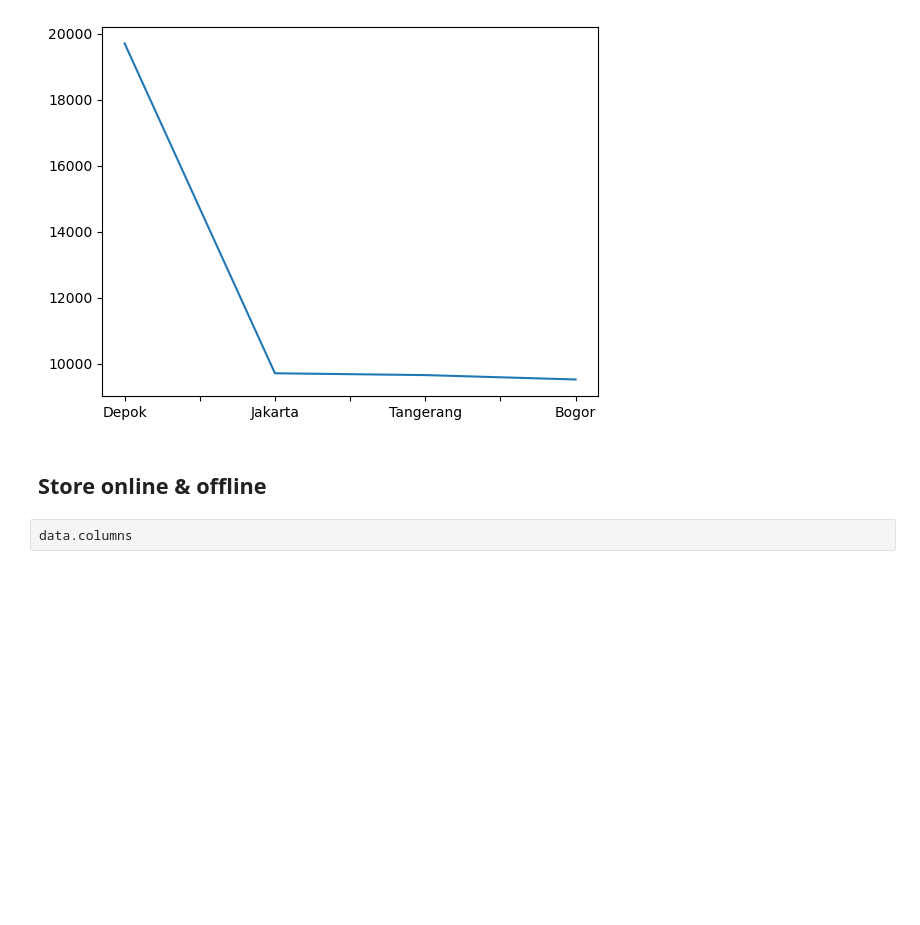
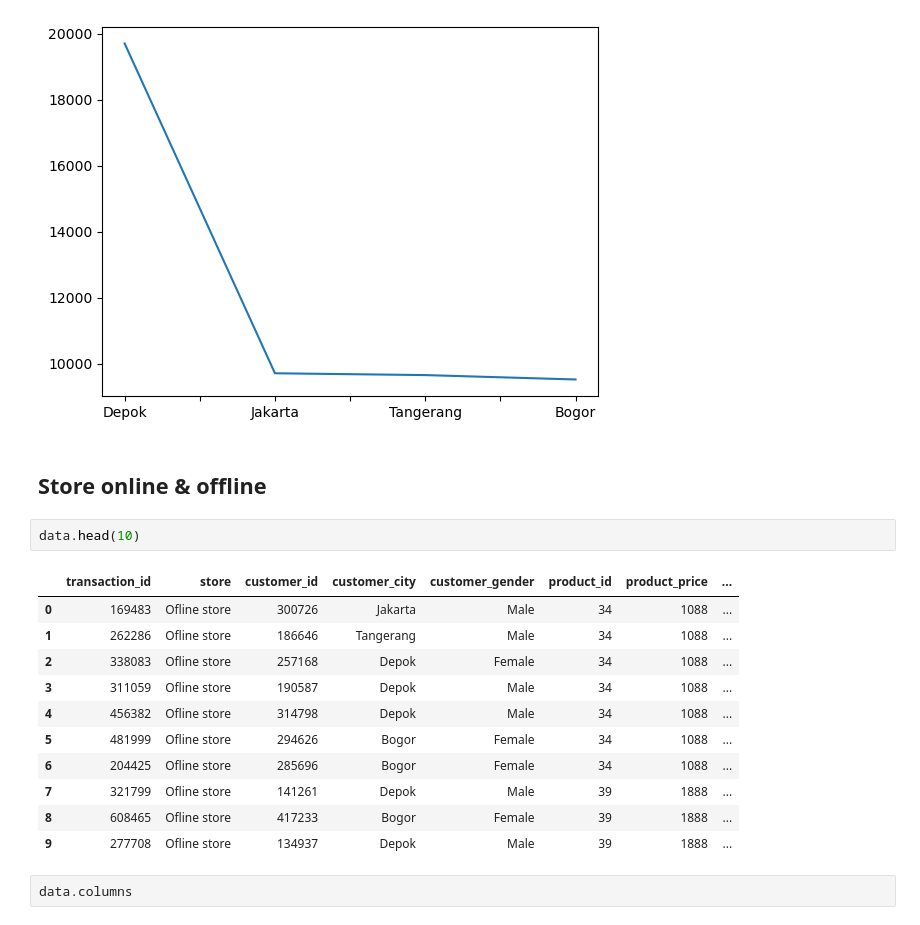
Before and after one commit to Edy-Mochamad/Analysis-Ecommers, a Jupyter notebook: ecommers.ipynb, the cells around one changed output. Drawn from its saved outputs; the diff is of its cells as text; blank space fills up the shorter version.

```diff
--- a/ecommers.ipynb
+++ b/ecommers.ipynb
@@ -255,6 +253,20 @@ city.plot(kind = 'line');
 [figure]
 # %% [markdown]
 ## **Store online & offline**
+# %%
+data.head(10)
+# %% [output]
+|  | transaction_id | store | customer_id | customer_city | customer_gender | product_id | product_price | ... |
+| 0 | 169483 | Ofline store | 300726 | Jakarta | Male | 34 | 1088 | ... |
+| 1 | 262286 | Ofline store | 186646 | Tangerang | Male | 34 | 1088 | ... |
+| 2 | 338083 | Ofline store | 257168 | Depok | Female | 34 | 1088 | ... |
+| 3 | 311059 | Ofline store | 190587 | Depok | Male | 34 | 1088 | ... |
+| 4 | 456382 | Ofline store | 314798 | Depok | Male | 34 | 1088 | ... |
+| 5 | 481999 | Ofline store | 294626 | Bogor | Female | 34 | 1088 | ... |
+| 6 | 204425 | Ofline store | 285696 | Bogor | Female | 34 | 1088 | ... |
+| 7 | 321799 | Ofline store | 141261 | Depok | Male | 39 | 1888 | ... |
+| 8 | 608465 | Ofline store | 417233 | Bogor | Female | 39 | 1888 | ... |
+| 9 | 277708 | Ofline store | 134937 | Depok | Male | 39 | 1888 | ... |
 # %%
 data.columns
 # %% [output]
```
Also changed, not shown: parts of 3 cells of this notebook.
